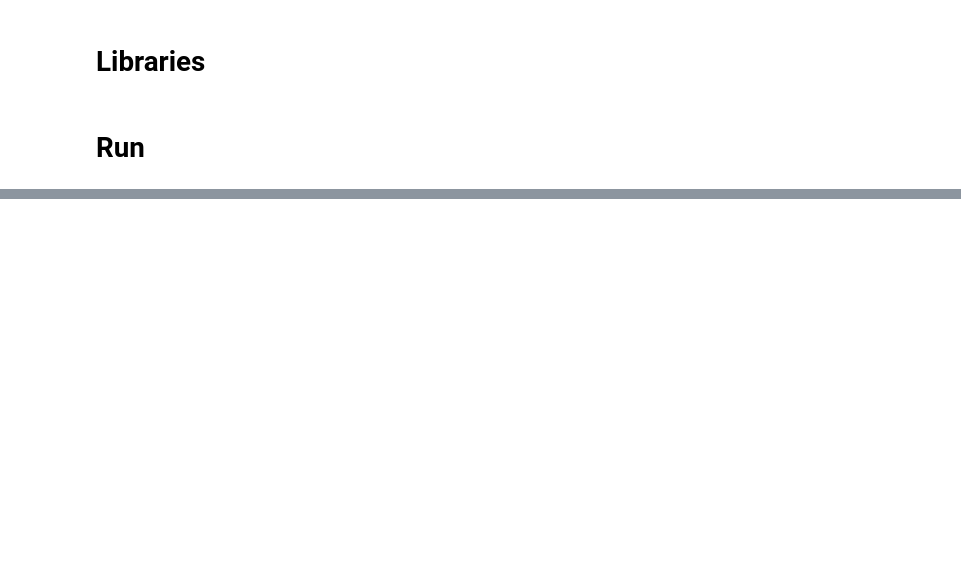
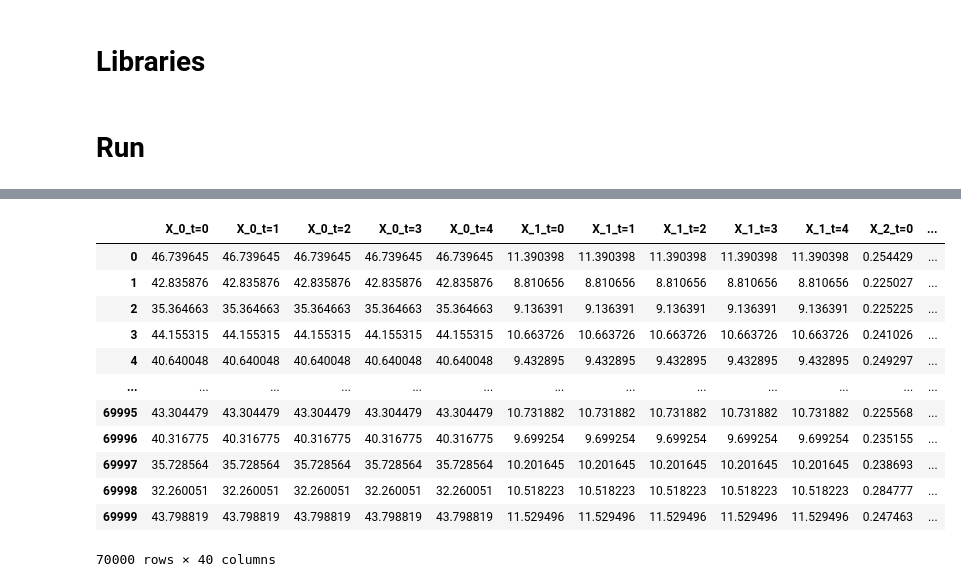
Before and after one commit to Pesquisa-UFCAT/parepy, a Jupyter notebook: local_examples/example.ipynb, the cells around one changed output, grey strips where cells are left out. Cells and saved outputs as stored; diff of their text form; code cells hidden in the pictures; blank space fills up the shorter version.

```diff
--- a/local_examples/example.ipynb
+++ b/local_examples/example.ipynb
@@ -136,0 +135,34 @@ Equation 3 - p_f: 0.002000, β: 2.878162
+# %%
+from parepy_toolbox import sampling_algorithm_structural_analysis
+from obj_function import nowak_collins_time_example
+import numpy as np
+
+# Dataset
+f = {'type': 'normal',
+    'parameters': {'mean': 40.3, 'sigma': 4.64},
+    'stochastic variable': False,
+    }
+
+p = {'type': 'gumbel max',
+    'parameters': {'mean': 10.2, 'sigma': 1.12},
+    'stochastic variable': False,
+    }
+
+w = {'type': 'lognormal',
+    'parameters': {'mean': 0.25, 'sigma': 0.025},
+    'stochastic variable': False,
+    }
+
+# PAREpy setup
+setup = {
+             'number of samples': 70000,
+             'numerical model': {'model sampling': 'mcs-time', 'time steps': 5},
+             'variables settings': var,
+             'number of state limit functions or constraints': 1,
+             'none variable': {'time analysis': list(np.linspace(0, 50, num=5, endpoint=True))},
+             'objective function': nowak_collins_time_example,
+             'name simulation': None,
+        }
+
+# Call algorithm
+results, pf, beta = sampling_algorithm_structural_analysis(setup)
@@ -136,0 +176,16 @@ Equation 3 - p_f: 0.002000, β: 2.878162
+# %%
+results
+# %% [output]
+|  | X_0_t=0 | X_0_t=1 | X_0_t=2 | X_0_t=3 | X_0_t=4 | X_1_t=0 | X_1_t=1 | X_1_t=2 | X_1_t=3 | X_1_t=4 | X_2_t=0 | ... |
+| 0 | 46.739645 | 46.739645 | 46.739645 | 46.739645 | 46.739645 | 11.390398 | 11.390398 | 11.390398 | 11.390398 | 11.390398 | 0.254429 | ... |
+| 1 | 42.835876 | 42.835876 | 42.835876 | 42.835876 | 42.835876 | 8.810656 | 8.810656 | 8.810656 | 8.810656 | 8.810656 | 0.225027 | ... |
+| 2 | 35.364663 | 35.364663 | 35.364663 | 35.364663 | 35.364663 | 9.136391 | 9.136391 | 9.136391 | 9.136391 | 9.136391 | 0.225225 | ... |
+| 3 | 44.155315 | 44.155315 | 44.155315 | 44.155315 | 44.155315 | 10.663726 | 10.663726 | 10.663726 | 10.663726 | 10.663726 | 0.241026 | ... |
+| 4 | 40.640048 | 40.640048 | 40.640048 | 40.640048 | 40.640048 | 9.432895 | 9.432895 | 9.432895 | 9.432895 | 9.432895 | 0.249297 | ... |
+| ... | ... | ... | ... | ... | ... | ... | ... | ... | ... | ... | ... | ... |
+| 69995 | 43.304479 | 43.304479 | 43.304479 | 43.304479 | 43.304479 | 10.731882 | 10.731882 | 10.731882 | 10.731882 | 10.731882 | 0.225568 | ... |
+| 69996 | 40.316775 | 40.316775 | 40.316775 | 40.316775 | 40.316775 | 9.699254 | 9.699254 | 9.699254 | 9.699254 | 9.699254 | 0.235155 | ... |
+| 69997 | 35.728564 | 35.728564 | 35.728564 | 35.728564 | 35.728564 | 10.201645 | 10.201645 | 10.201645 | 10.201645 | 10.201645 | 0.238693 | ... |
+| 69998 | 32.260051 | 32.260051 | 32.260051 | 32.260051 | 32.260051 | 10.518223 | 10.518223 | 10.518223 | 10.518223 | 10.518223 | 0.284777 | ... |
+| 69999 | 43.798819 | 43.798819 | 43.798819 | 43.798819 | 43.798819 | 11.529496 | 11.529496 | 11.529496 | 11.529496 | 11.529496 | 0.247463 | ... |
+70000 rows × 40 columns
```
Also changed, not shown: parts of 7 cells of this notebook, 1 other file.
